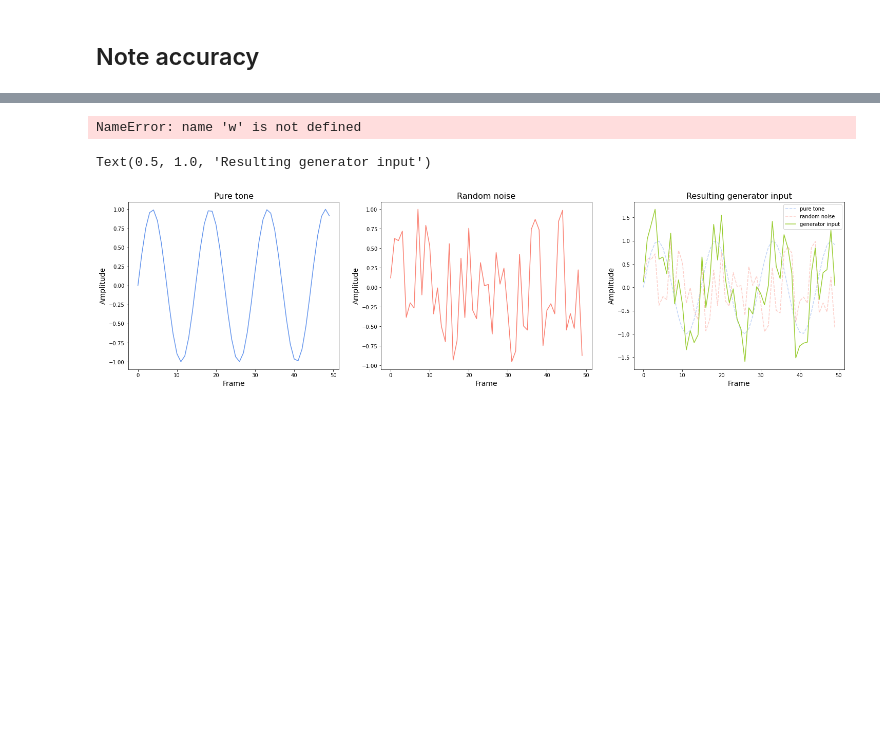
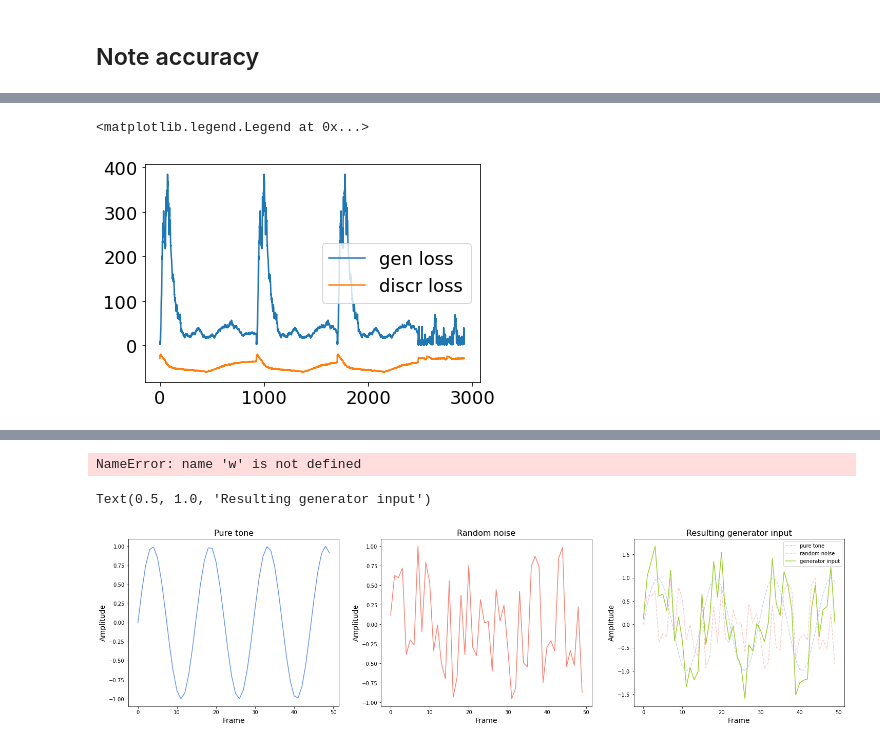
Before and after one commit to ElisaTroschka/GANs-Conditional-Audio-Synthesis, a Jupyter notebook: test_wave.ipynb, the cells around one changed output, grey strips where cells are left out. Saved outputs shown, nothing was run; the diff lists cells and outputs as text; code cells hidden in the pictures; blank space fills up the shorter version.

```diff
--- a/test_wave.ipynb
+++ b/test_wave.ipynb
@@ -226,3 +250,26 @@ sns.heatmap(cm, square=True, xticklabels=labels, yticklabels=labels)
+# %%
+paths = [#'/users/adcy353/GANs-Conditional-Audio-Synthesis/models/wavegan/loss_history-0.txt',
+         '/users/adcy353/GANs-Conditional-Audio-Synthesis/models/wavegan unpitched/loss_history-0.txt']
+for path in paths:
+    with open(path, 'r') as f:
+        lines = f.readlines()
+
+    # Define a regular expression pattern to match the lines
+    pattern = r'Epoch \d+: Generator loss = ([\d.]+), Discriminator loss = ([\d.-]+)'
+
+    # Iterate through the lines and extract losses
+    for line in lines:
+        match = re.search(pattern, line)
+        if match:
+            G_loss_h.append(float(match.group(1)))
+            D_loss_h.append(float(match.group(2)))
+# %%
+plt.plot(range(len(G_loss_h)), G_loss_h, label='gen loss')
+plt.plot(range(len(D_loss_h)), D_loss_h, label='discr loss')
+plt.legend()
+# %% [output]
+<matplotlib.legend.Legend at 0x...>
+[figure, added]
 # %%
 
 fig, axs = plt.subplots(1, len(specs), figsize=(10, 6))
```
Also changed, not shown: parts of 13 cells of this notebook, 1 other file.
